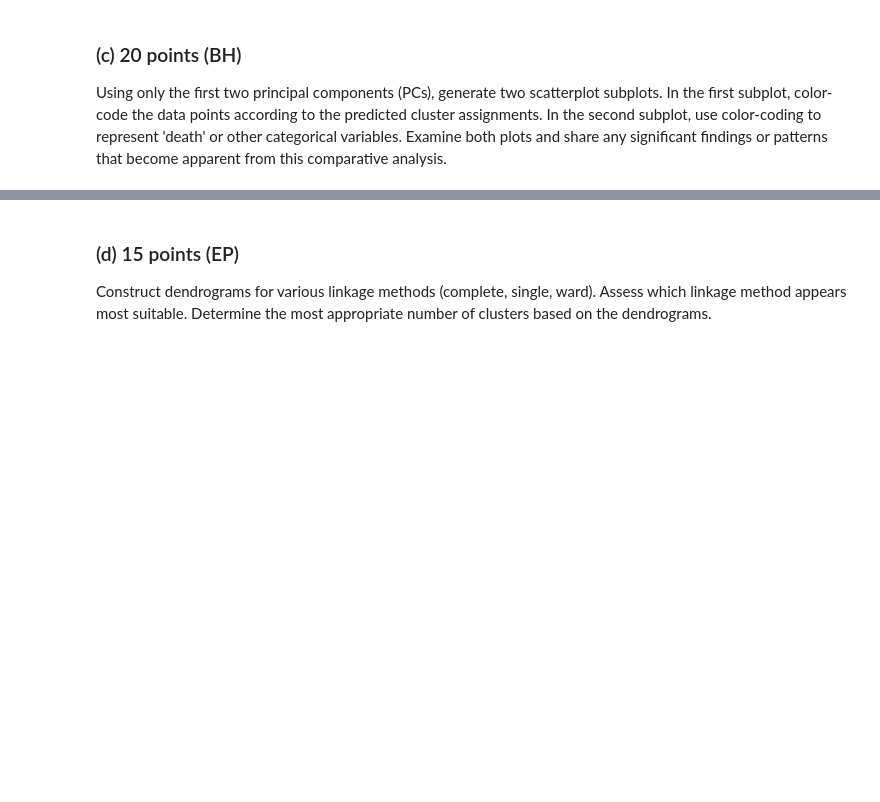
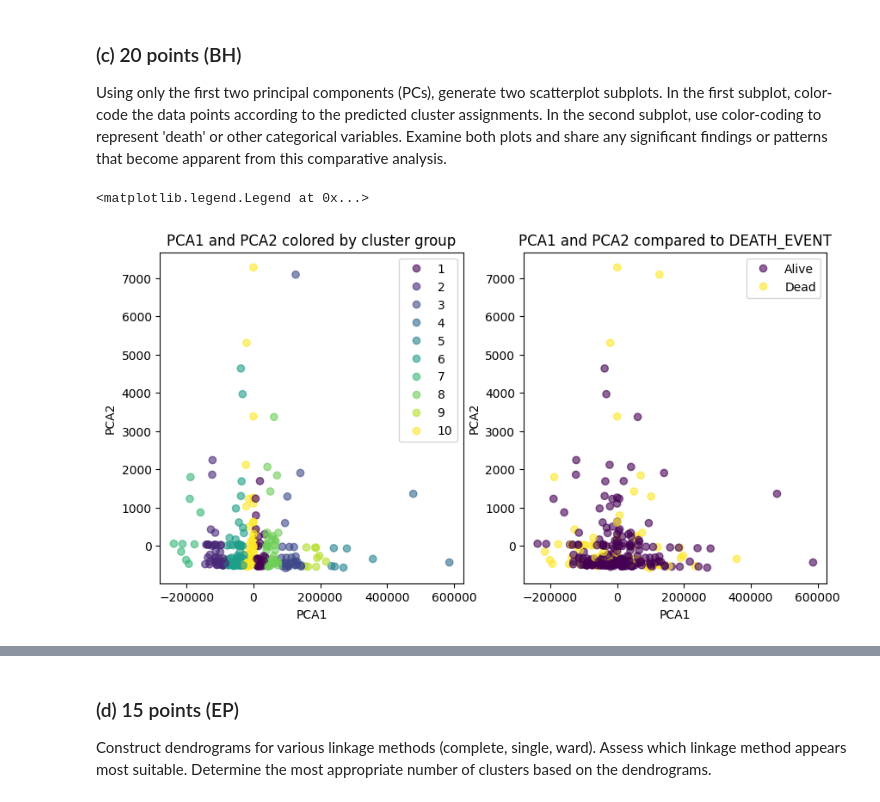
Before and after one commit to Ben-Heinze/CSCI-491-Data-Visualization, a Jupyter notebook: Assignment 3/3- Scatterplot, dimension reduction and clustering.ipynb, the cells around one changed output, grey strips where cells are left out. Cells and saved outputs as stored; diff of their text form; code cells hidden in the pictures; blank space fills up the shorter version.

```diff
--- a/Assignment 3/3- Scatterplot, dimension reduction and clustering.ipynb
+++ b/Assignment 3/3- Scatterplot, dimension reduction and clustering.ipynb
@@ -155,3 +202,30 @@ Interpret the characteristics of typical patients in each cluster for the chosen
 # %% [markdown]
 ### (c) 20 points (BH)
 Using only the first two principal components (PCs), generate two scatterplot subplots. In the first subplot, color-code the data points according to the predicted cluster assignments. In the second subplot, use color-coding to represent 'death' or other categorical variables. Examine both plots and share any significant findings or patterns that become apparent from this comparative analysis.
+# %%
+heartPCA = PCA(n_components=2) # two Principle Components
+heart_transformed = heartPCA.fit_transform(heart)
+kmeans = KMeans(n_clusters=10, init='k-means++') #kmeans requires knowing the number of clusters. In this case we wouldnt know there are 4 so we assume 3
+pred_cluster_labels = kmeans.fit_predict(originalNumData)
+
+fig, axes = plt.subplots(1,2, figsize =(10,5) )
+#left plot
+s1 = axes[0].scatter(heart_transformed[:,0], heart_transformed[:,1], c=pred_cluster_labels, alpha=.6)
+axes[0].set_xlabel("PCA1")
+axes[0].set_ylabel("PCA2")
+axes[0].set_title("PCA1 and PCA2 colored by cluster group")
+
+#right plot
+s2 = axes[1].scatter(heart_transformed[:,0], heart_transformed[:,1], c=heart['DEATH_EVENT'], alpha=.6)
+axes[1].set_xlabel("PCA1")
+axes[1].set_ylabel("PCA2")
+axes[1].set_title("PCA1 and PCA2 compared to DEATH_EVENT")
+
+#legends
+deathLabel = ['Alive', 'Dead']
+clusterLabel = [i for i in range(1,13)]
+axes[0].legend(handles=s1.legend_elements()[0], labels=clusterLabel, loc='upper right')
+axes[1].legend(handles=s2.legend_elements()[0], labels=deathLabel, loc='upper right')
+# %% [output]
+<matplotlib.legend.Legend at 0x...>
+[figure, added]
```
Also changed, not shown: parts of 13 cells of this notebook.
